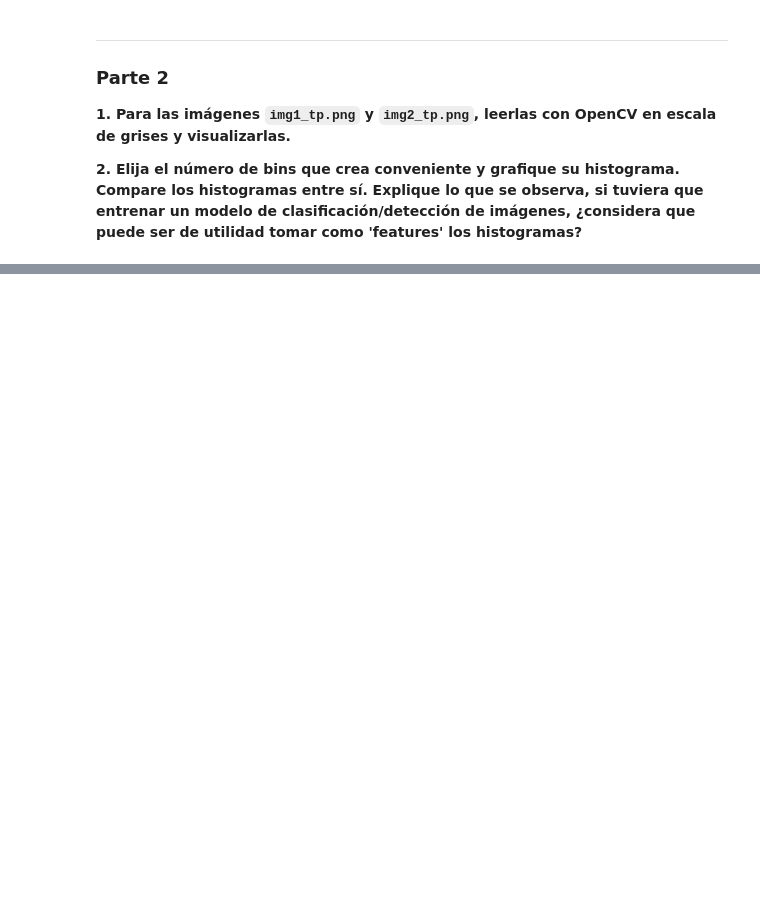
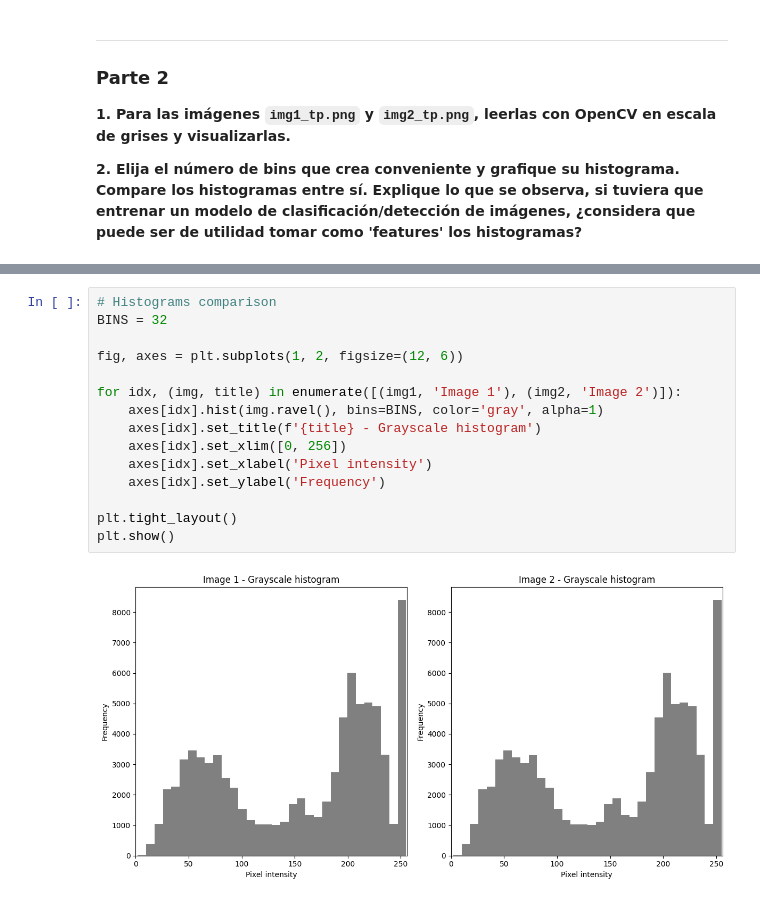
Before and after one commit to ArielMatC/ceia-computer-vision-1, a Jupyter notebook: TP1/tp1.ipynb, the cells around one changed output, grey strips where cells are left out. Saved outputs shown, nothing was run; the diff lists cells and outputs as text; blank space fills up the shorter version.

```diff
--- a/TP1/tp1.ipynb
+++ b/TP1/tp1.ipynb
@@ -320,0 +343,17 @@ histograms_compare(test_image, corrected_test_image)
+# %%
+# Histograms comparison
+BINS = 32
+
+fig, axes = plt.subplots(1, 2, figsize=(12, 6))
+
+for idx, (img, title) in enumerate([(img1, 'Image 1'), (img2, 'Image 2')]):
+    axes[idx].hist(img.ravel(), bins=BINS, color='gray', alpha=1)
+    axes[idx].set_title(f'{title} - Grayscale histogram')
+    axes[idx].set_xlim([0, 256])
+    axes[idx].set_xlabel('Pixel intensity')
+    axes[idx].set_ylabel('Frequency')
+
+plt.tight_layout()
+plt.show()
+# %% [output]
+[figure, added]
```
Also changed, not shown: parts of 8 cells of this notebook.
